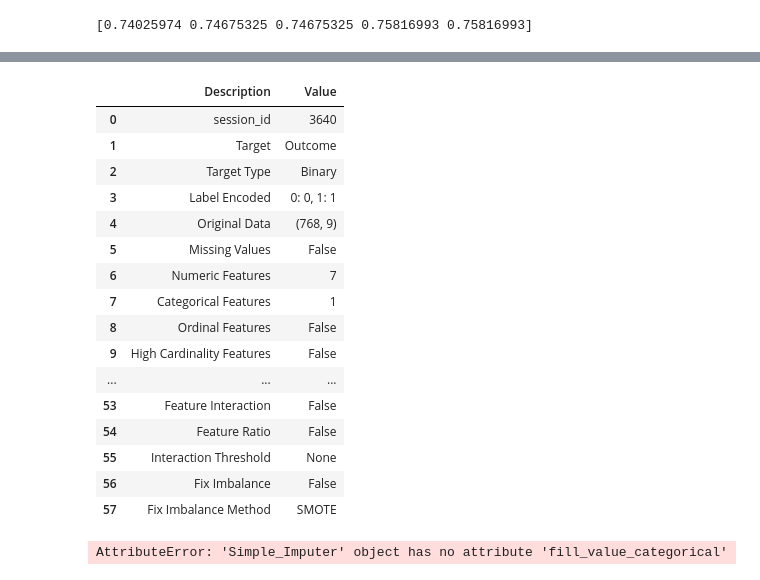
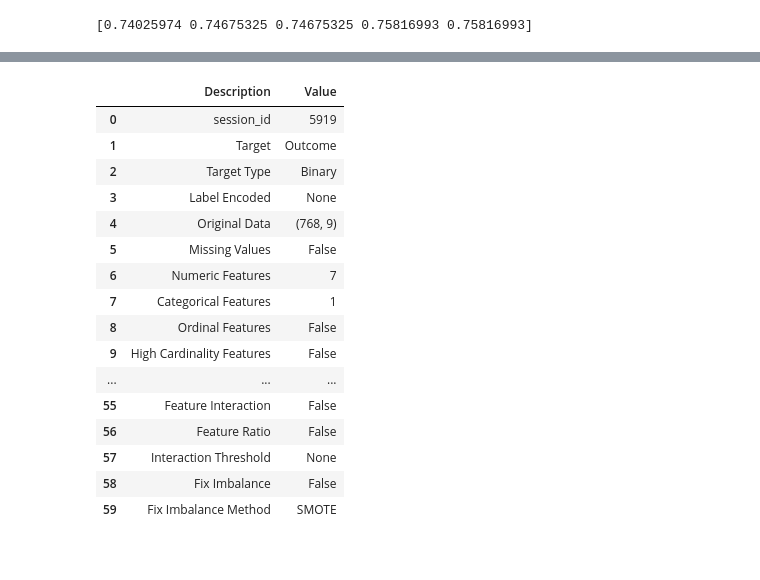
Before and after one commit to teg-lad/CA4015-diabetes-classification, a Jupyter notebook: CA4015 - Adam Tegart - Assignment 1.ipynb, the cells around one changed output, grey strips where cells are left out. Saved outputs shown, nothing was run; the diff lists cells and outputs as text; code cells hidden in the pictures.

```diff
--- a/CA4015 - Adam Tegart - Assignment 1.ipynb
+++ b/CA4015 - Adam Tegart - Assignment 1.ipynb
@@ -75,0 +140,2 @@ weighted avg       0.73      0.73      0.70       154
+# %%
+diabetes = diabetes.drop(["SkinThickness", "BloodPressure"], axis=1)
@@ -120,12 +284,11 @@ print(scores)
 # %%
-diabetes.shape
-exp_name = setup(diabetes, target="Outcome", fold_shuffle=True)
+exp_name = setup(diabetes, target="Outcome")
 # %% [output]
 |  | Description | Value |
-| 0 | session_id | 3640 |
+| 0 | session_id | 5919 |
 | 1 | Target | Outcome |
 | 2 | Target Type | Binary |
-| 3 | Label Encoded | 0: 0, 1: 1 |
+| 3 | Label Encoded | None |
 | 4 | Original Data | (768, 9) |
 | 5 | Missing Values | False |
 | 6 | Numeric Features | 7 |
@@ -133,9 +296,8 @@ exp_name = setup(diabetes, target="Outcome", fold_shuffle=True)
 | 8 | Ordinal Features | False |
 | 9 | High Cardinality Features | False |
 | ... | ... | ... |
-| 53 | Feature Interaction | False |
-| 54 | Feature Ratio | False |
-| 55 | Interaction Threshold | None |
-| 56 | Fix Imbalance | False |
-| 57 | Fix Imbalance Method | SMOTE |
+| 55 | Feature Interaction | False |
+| 56 | Feature Ratio | False |
+| 57 | Interaction Threshold | None |
+| 58 | Fix Imbalance | False |
+| 59 | Fix Imbalance Method | SMOTE |
-AttributeError: 'Simple_Imputer' object has no attribute 'fill_value_categorical'
```
Also changed, not shown: parts of 27 cells of this notebook, 2 other files.
